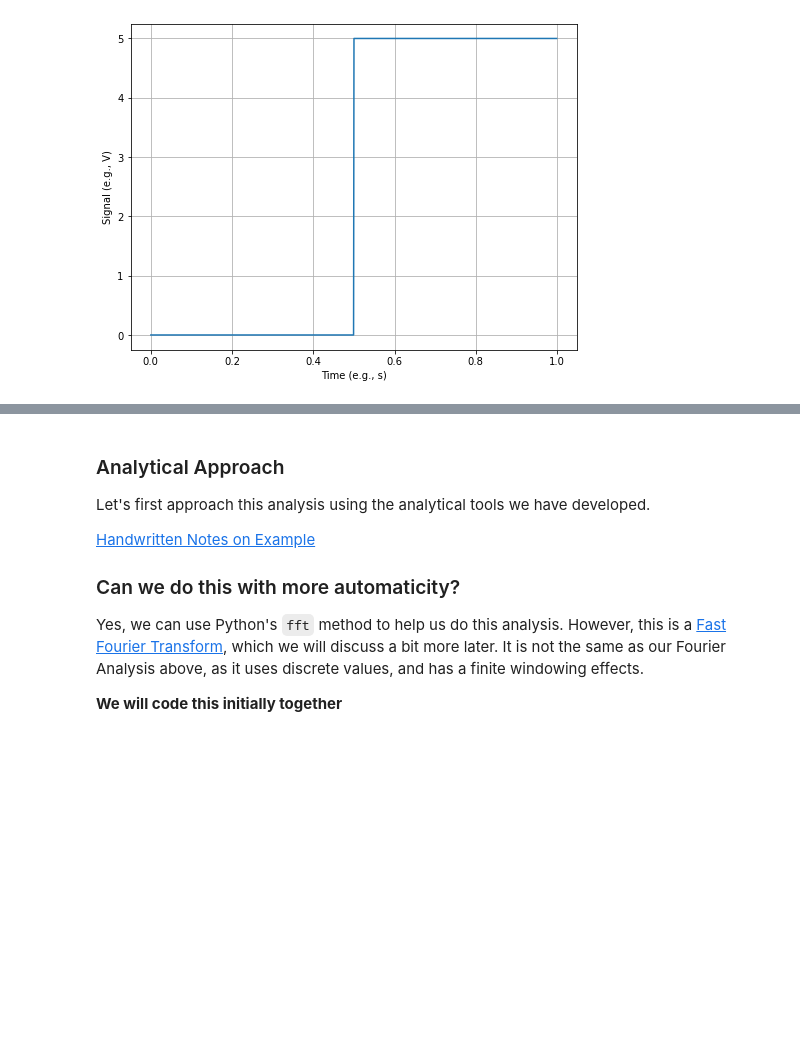
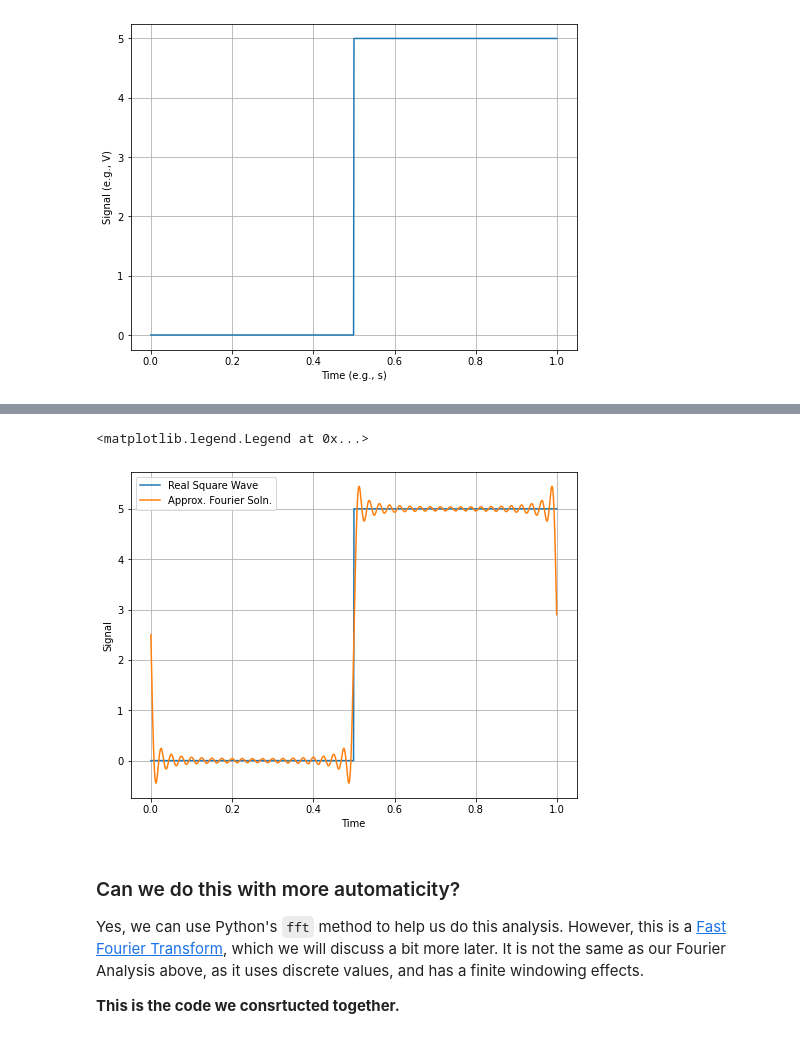
Before and after one commit to dannycab/phy415msu, a Jupyter notebook: _sources/content/3_waves/activity-Waves-Signals.ipynb, the cells around one changed output, grey strips where cells are left out. Drawn from its saved outputs; the diff is of its cells as text; code cells hidden in the pictures; blank space fills up the shorter version.

```diff
--- a/_sources/content/3_waves/activity-Waves-Signals.ipynb
+++ b/_sources/content/3_waves/activity-Waves-Signals.ipynb
@@ -69,12 +75,39 @@ plt.grid()
+# %%
+def ComputeBn(V,n_array):
+
+    bn_array = (V/(n_array*np.pi))*(np.cos(n_array*np.pi)-1)
+
+    return bn_array
+
+def ComputeV(V,T,n,t):
+
+    V_array = np.ones(len(t))*V/2
+
+    for i in range(0,n):
+
+        V_add = bns[i]*np.sin(2*np.pi*(i+1)/T*t)
+        V_array += V_add
+
+    return V_array
+
+n = 40
+n_array = np.arange(1, n+1)
+bns = ComputeBn(V, n_array)
+V_array = ComputeV(V, T, n, t)
+
+fig = plt.figure(figsize=(8,6))
+plt.plot(t, squareWave, label='Real Square Wave')
+plt.plot(t, V_array, label='Approx. Fourier Soln.')
+plt.xlabel('Time')
+plt.ylabel('Signal')
+plt.grid()
+plt.legend()
+# %% [output]
+<matplotlib.legend.Legend at 0x...>
+[figure, added]
 # %% [markdown]
-### Analytical Approach
-
-Let's first approach this analysis using the analytical tools we have developed.
-
-[Handwritten Notes on Example](https://github.com/dannycab/phy415msu/blob/main/MMIPbook/assets/pdfs/notes/Notes_3_Fourier_Example.pdf)
-
 ### Can we do this with more automaticity?
 
 Yes, we can use Python's `fft` method to help us do this analysis. However, this is a [Fast Fourier Transform](https://en.wikipedia.org/wiki/Fast_Fourier_transform), which we will discuss a bit more later. It is not the same as our Fourier Analysis above, as it uses discrete values, and has a finite windowing effects.
 
-**We will code this initially together**
+**This is the code we consrtucted together.**
```
Also changed, not shown: parts of 5 cells of this notebook, 28 other files.
